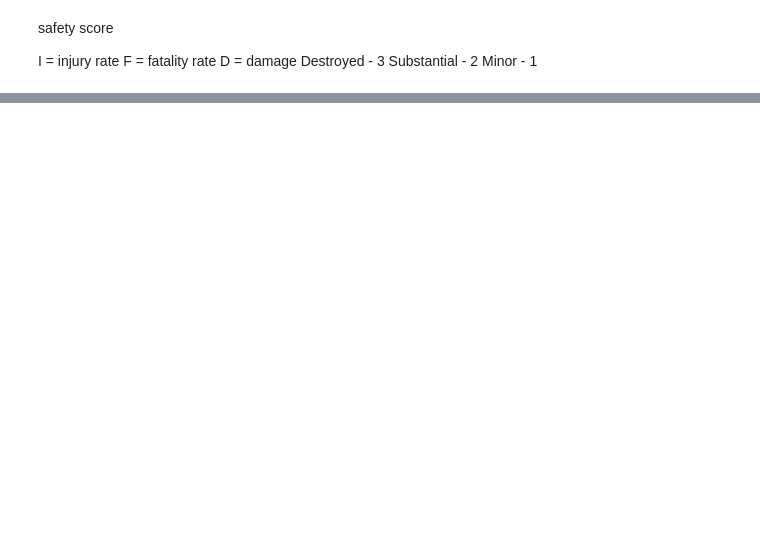
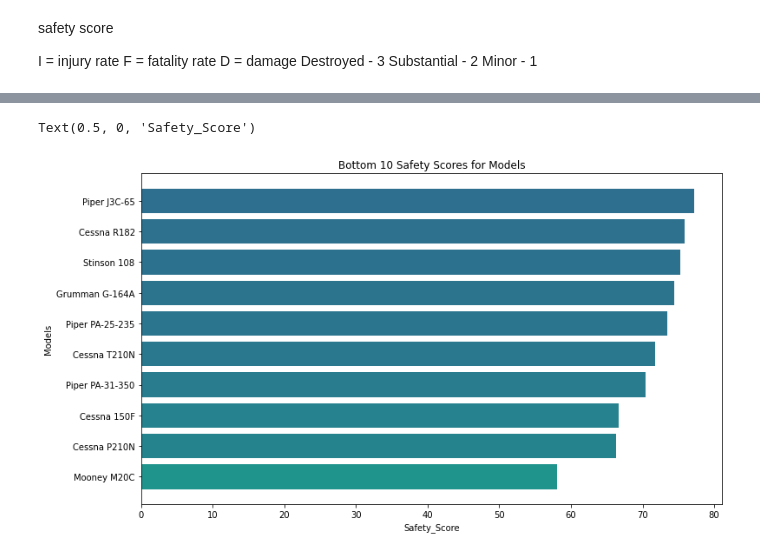
Before and after one commit to kaceyclougher/Phase-1-Project, a Jupyter notebook: Irwin's Analysis.ipynb, the cells around one changed output, grey strips where cells are left out. Drawn from its saved outputs; the diff is of its cells as text; code cells hidden in the pictures; blank space fills up the shorter version.

```diff
--- a/Irwin's Analysis.ipynb
+++ b/Irwin's Analysis.ipynb
@@ -287,0 +391,20 @@ Text(0.5, 0, 'Safety_Score')
+# %%
+fig, ax = plt.subplots(figsize=(12,7))
+
+color_map = plt.cm.viridis_r
+bin_edges = np.linspace(0, 120, 200)
+colors = [color_map((bin_edges[i] + bin_edges[i+1])/2) for i in range(199)]
+safety_scores = Model_safety_score_df['Safety_Score']
+normalized_scores = (safety_scores - min(bin_edges)) / (max(bin_edges) - min(bin_edges))
+
+for idx, (make, row) in enumerate(Model_safety_score_df.iterrows()):
+    normalized_score = normalized_scores[idx]
+    color = color_map(normalized_score)
+    ax.barh(make, row['Safety_Score'], color=color)
+
+ax.set_title('Bottom 10 Safety Scores for Models')
+ax.set_ylabel('Models')
+ax.set_xlabel('Safety_Score')
+# %% [output]
+Text(0.5, 0, 'Safety_Score')
+[figure, added]
```
Also changed, not shown: parts of 8 cells of this notebook.
